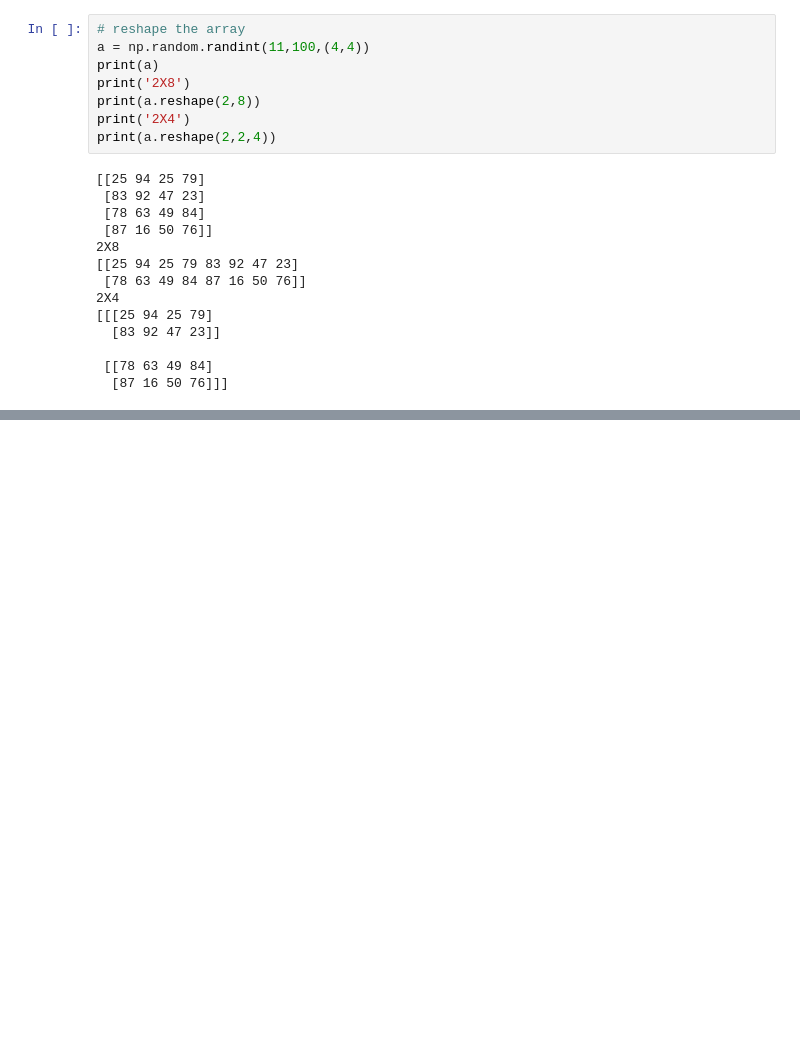
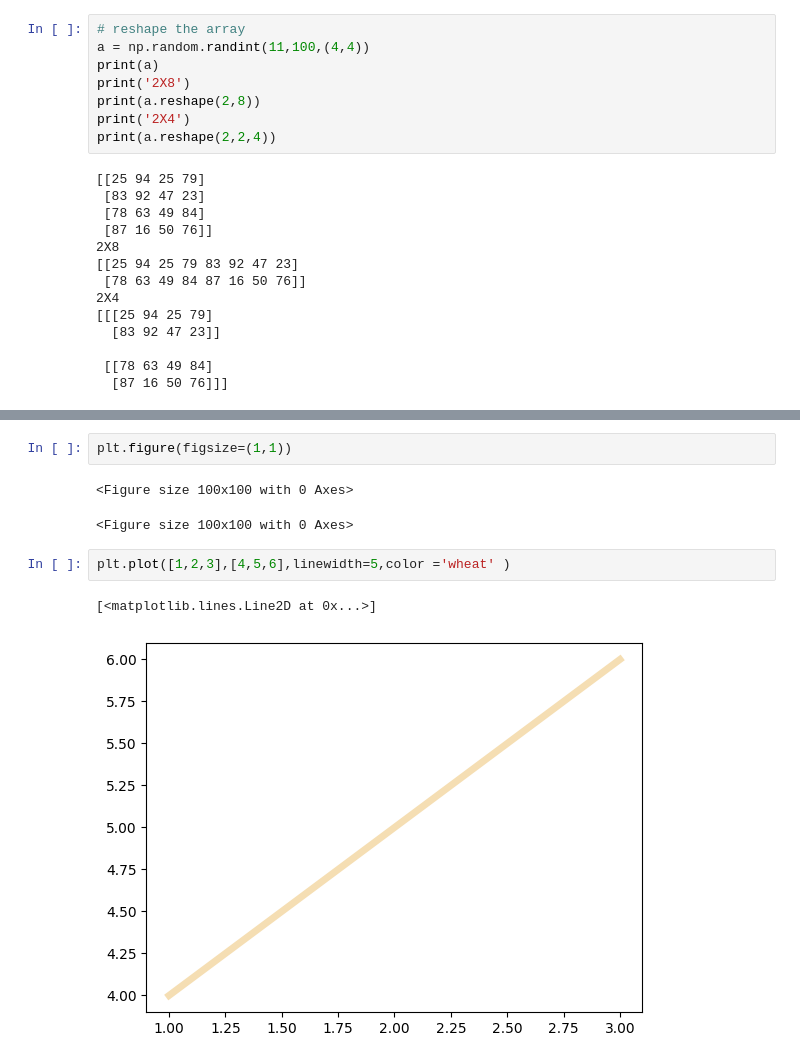
Before and after one commit to avichal077/python-data-science, a Jupyter notebook: numpy.ipynb, the cells around one changed output, grey strips where cells are left out. Saved outputs shown, nothing was run; the diff lists cells and outputs as text; blank space fills up the shorter version.

Commit message:
matplotlib

```diff
--- a/numpy.ipynb
+++ b/numpy.ipynb
@@ -138,0 +221,10 @@ print(a.reshape(2,2,4))
+# %%
+plt.figure(figsize=(1,1))
+# %% [output]
+<Figure size 100x100 with 0 Axes>
+<Figure size 100x100 with 0 Axes>
+# %%
+plt.plot([1,2,3],[4,5,6],linewidth=5,color ='wheat' )
+# %% [output]
+[<matplotlib.lines.Line2D at 0x...>]
+[figure, added]
```
Also changed, not shown: parts of 14 cells of this notebook.
